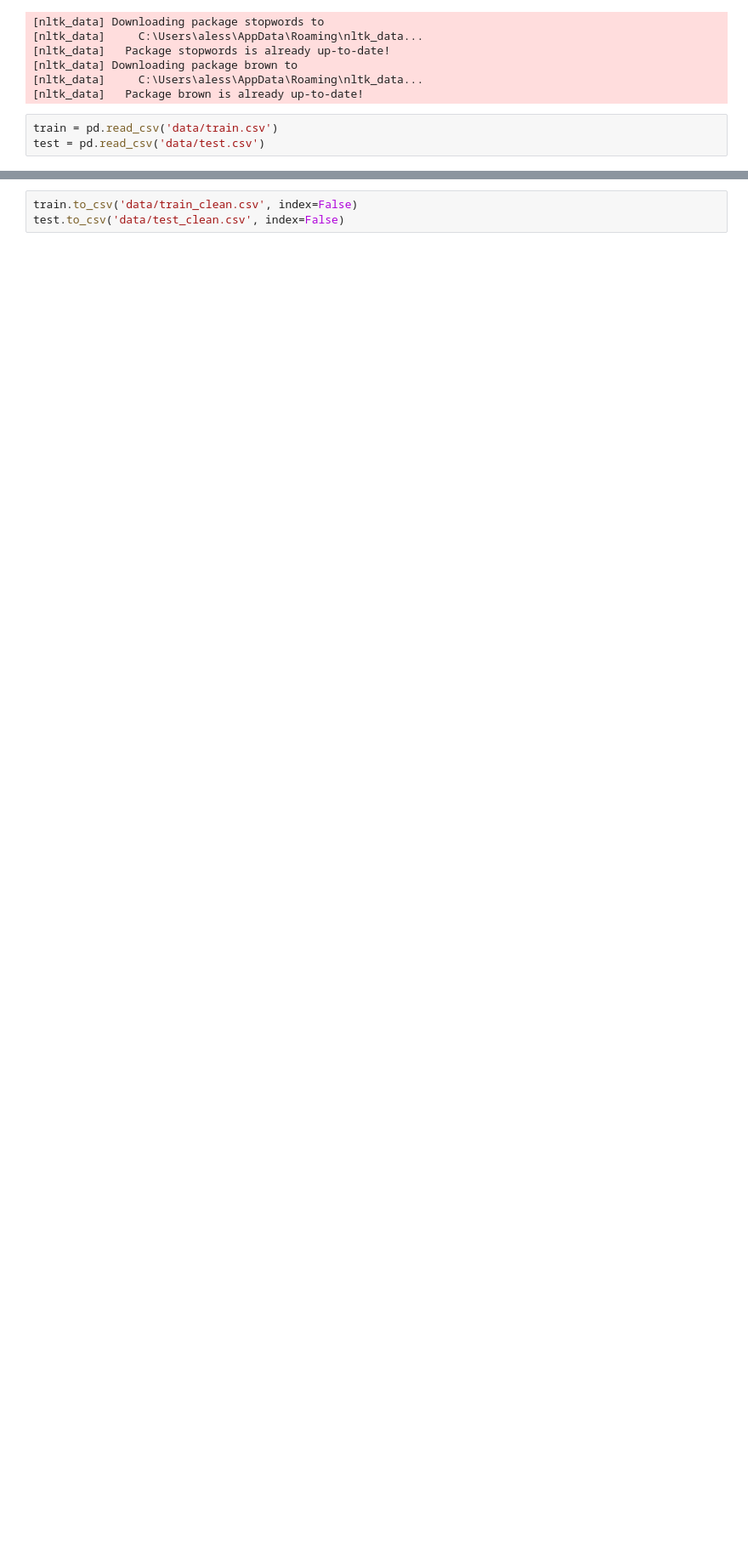
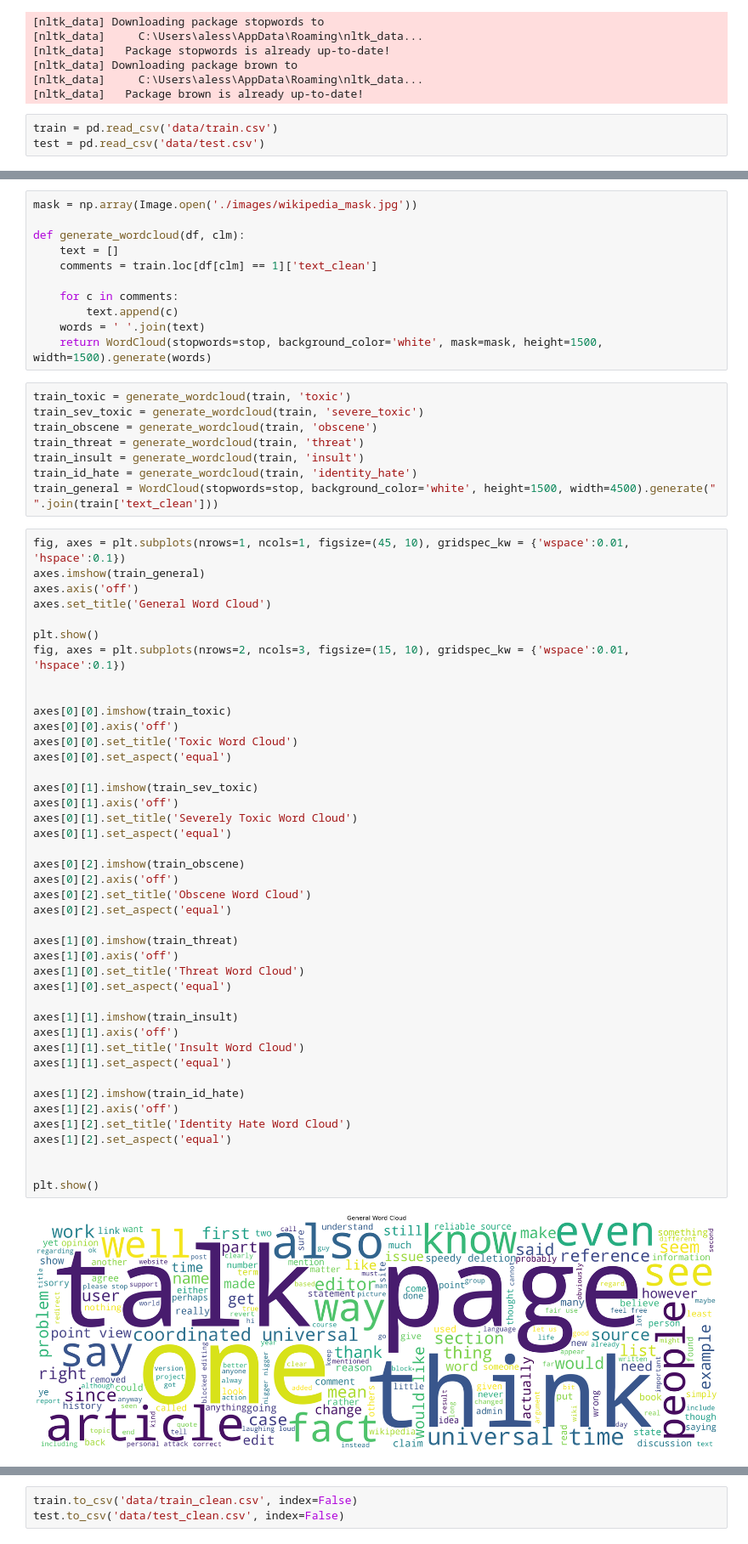
Before and after one commit to alessandraperniciano/DLA-sentiment-analysis-wikipedia-comments, a Jupyter notebook: project.ipynb, the cells around one changed output, grey strips where cells are left out. Shown at 85% size. Drawn from its saved outputs; the diff is of its cells as text; blank space fills up the shorter version.

```diff
--- a/project.ipynb
+++ b/project.ipynb
@@ -394,0 +401,63 @@ display(test.head(10))
+# %%
+mask = np.array(Image.open('./images/wikipedia_mask.jpg'))
+
+def generate_wordcloud(df, clm):
+    text = []
+    comments = train.loc[df[clm] == 1]['text_clean']
+
+    for c in comments:
+        text.append(c)
+    words = ' '.join(text)
+    return WordCloud(stopwords=stop, background_color='white', mask=mask, height=1500, width=1500).generate(words)
+# %%
+train_toxic = generate_wordcloud(train, 'toxic')
+train_sev_toxic = generate_wordcloud(train, 'severe_toxic')
+train_obscene = generate_wordcloud(train, 'obscene')
+train_threat = generate_wordcloud(train, 'threat')
+train_insult = generate_wordcloud(train, 'insult')
+train_id_hate = generate_wordcloud(train, 'identity_hate')
+train_general = WordCloud(stopwords=stop, background_color='white', height=1500, width=4500).generate(" ".join(train['text_clean']))
+# %%
+fig, axes = plt.subplots(nrows=1, ncols=1, figsize=(45, 10), gridspec_kw = {'wspace':0.01, 'hspace':0.1})
+axes.imshow(train_general)
+axes.axis('off')
+axes.set_title('General Word Cloud')
+
+plt.show()
+fig, axes = plt.subplots(nrows=2, ncols=3, figsize=(15, 10), gridspec_kw = {'wspace':0.01, 'hspace':0.1})
+
+
+axes[0][0].imshow(train_toxic)
+axes[0][0].axis('off')
+axes[0][0].set_title('Toxic Word Cloud')
+axes[0][0].set_aspect('equal')
+
+axes[0][1].imshow(train_sev_toxic)
+axes[0][1].axis('off')
+axes[0][1].set_title('Severely Toxic Word Cloud')
+axes[0][1].set_aspect('equal')
+
+axes[0][2].imshow(train_obscene)
+axes[0][2].axis('off')
+axes[0][2].set_title('Obscene Word Cloud')
+axes[0][2].set_aspect('equal')
+
+axes[1][0].imshow(train_threat)
+axes[1][0].axis('off')
+axes[1][0].set_title('Threat Word Cloud')
+axes[1][0].set_aspect('equal')
+
+axes[1][1].imshow(train_insult)
+axes[1][1].axis('off')
+axes[1][1].set_title('Insult Word Cloud')
+axes[1][1].set_aspect('equal')
+
+axes[1][2].imshow(train_id_hate)
+axes[1][2].axis('off')
+axes[1][2].set_title('Identity Hate Word Cloud')
+axes[1][2].set_aspect('equal')
+
+
+plt.show()
+# %% [output]
+[figure, added]
```
Also changed, not shown: parts of 12 cells of this notebook, 4 other files.
